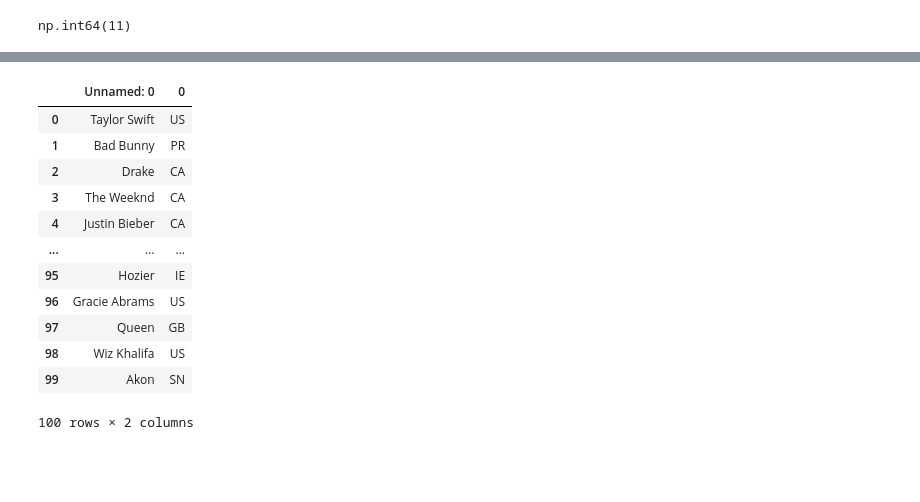
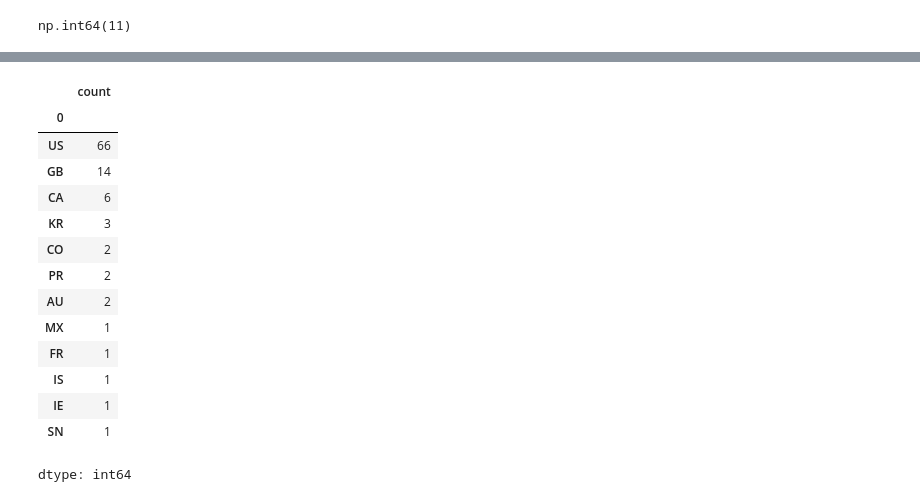
Before and after one commit to prokope/learning-data-science, a Jupyter notebook: eda.ipynb, the cells around one changed output, grey strips where cells are left out. Drawn from its saved outputs; the diff is of its cells as text; code cells hidden in the pictures; blank space fills up the shorter version.

Commit message:
dataviz: plotting artist popularity by country

```diff
--- a/eda.ipynb
+++ b/eda.ipynb
@@ -714,0 +715,4 @@ ValueError: 2
+# %%
+artists_nationalities = artists_nationalities.set_index('Unnamed: 0')
+artists_nationalities = pd.Series(data=artists_nationalities['0'], index=artists_nationalities.index)
+artists_nationalities
@@ -715,16 +735,18 @@ ValueError: 2
 # %%
-artists_nationalities
+artists_nationalities.value_counts()
 # %% [output]
-|  | Unnamed: 0 | 0 |
-| 0 | Taylor Swift | US |
-| 1 | Bad Bunny | PR |
-| 2 | Drake | CA |
-| 3 | The Weeknd | CA |
-| 4 | Justin Bieber | CA |
-| ... | ... | ... |
-| 95 | Hozier | IE |
-| 96 | Gracie Abrams | US |
-| 97 | Queen | GB |
-| 98 | Wiz Khalifa | US |
-| 99 | Akon | SN |
+|  | count |
+| 0 |  |
+| US | 66 |
+| GB | 14 |
+| CA | 6 |
+| KR | 3 |
+| CO | 2 |
+| PR | 2 |
+| AU | 2 |
+| MX | 1 |
+| FR | 1 |
+| IS | 1 |
+| IE | 1 |
+| SN | 1 |
-100 rows × 2 columns
+dtype: int64
```
Also changed, not shown: parts of 15 cells of this notebook.
